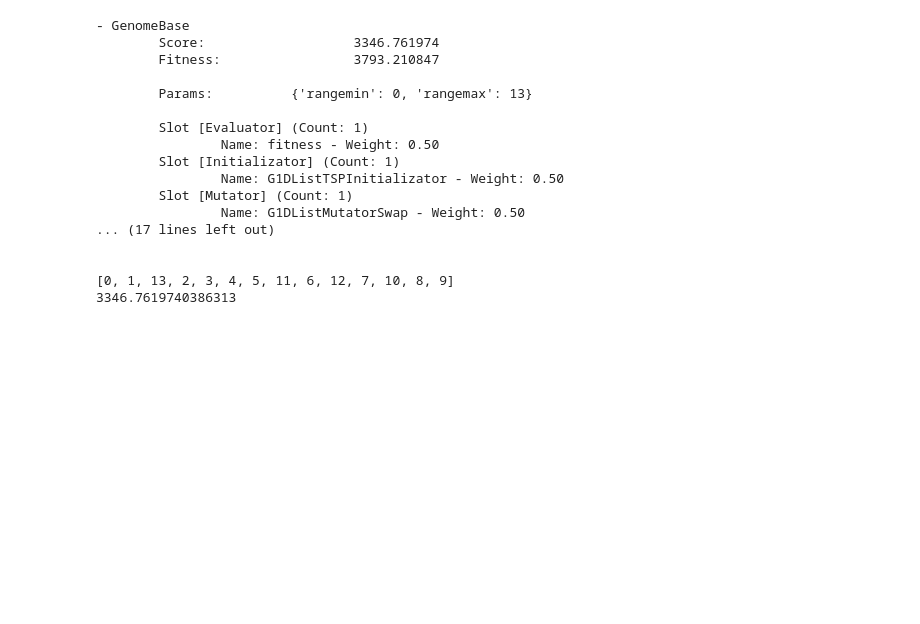
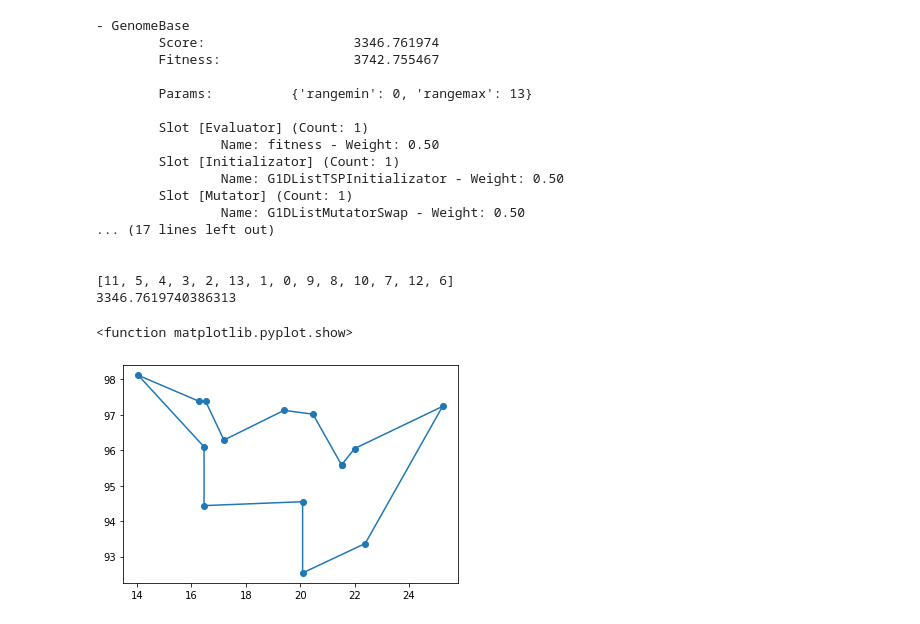
Before and after one commit to Quillasp/MLG_GA_TSP, a Jupyter notebook: notebook/MLG_GA_TSP.ipynb, the cells around one changed output. Saved outputs shown, nothing was run; the diff lists cells and outputs as text; code cells hidden in the pictures; blank space fills up the shorter version.

```diff
--- a/notebook/MLG_GA_TSP.ipynb
+++ b/notebook/MLG_GA_TSP.ipynb
@@ -120,25 +120,35 @@ Total time elapsed: 2.400 seconds.
-# %%
-print(best)
-print(best.genomeList)
-print(fitness(best))
-# %% [output]
-- GenomeBase
-        Score:                   3346.761974
-        Fitness:                 3793.210847
-
-        Params:          {'rangemin': 0, 'rangemax': 13}
-
-        Slot [Evaluator] (Count: 1)
-                Name: fitness - Weight: 0.50
-        Slot [Initializator] (Count: 1)
-                Name: G1DListTSPInitializator - Weight: 0.50
-        Slot [Mutator] (Count: 1)
-                Name: G1DListMutatorSwap - Weight: 0.50
-... (17 lines left out)
-
-
-[0, 1, 13, 2, 3, 4, 5, 11, 6, 12, 7, 10, 8, 9]
-3346.7619740386313
+# %%
+print(best)
+print(best.genomeList)
+print(fitness(best))
+
+b = best.genomeList
+b.append(b[0])
+
+xs = [LAT[i] for i in b]
+ys = [LON[i] for i in b]
+plt.plot(xs, ys, '-o')
+plt.show
+# %% [output]
+- GenomeBase
+        Score:                   3346.761974
+        Fitness:                 3742.755467
+
+        Params:          {'rangemin': 0, 'rangemax': 13}
+
+        Slot [Evaluator] (Count: 1)
+                Name: fitness - Weight: 0.50
+        Slot [Initializator] (Count: 1)
+                Name: G1DListTSPInitializator - Weight: 0.50
+        Slot [Mutator] (Count: 1)
+                Name: G1DListMutatorSwap - Weight: 0.50
+... (17 lines left out)
+
+
+[11, 5, 4, 3, 2, 13, 1, 0, 9, 8, 10, 7, 12, 6]
+3346.7619740386313
+<function matplotlib.pyplot.show>
+[figure, added]
 # %%
 # https://github.com/perone/Pyevolve/blob/master/pyevolve_graph.py
 # -0 display all graphs
```
Also changed, not shown: parts of 3 cells of this notebook.
